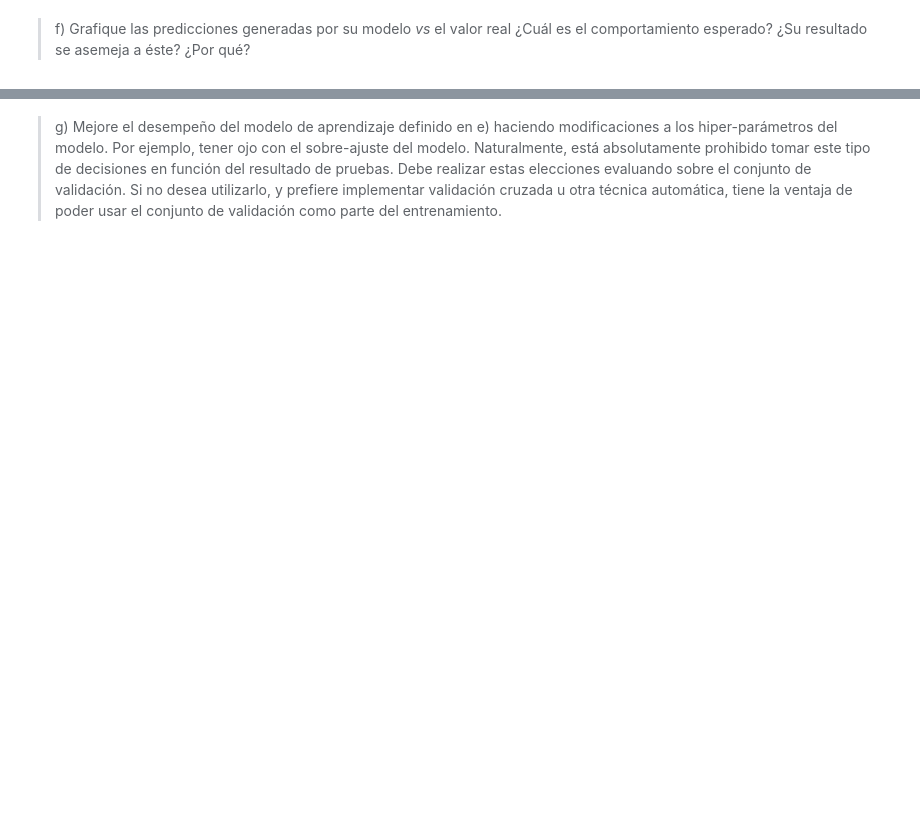
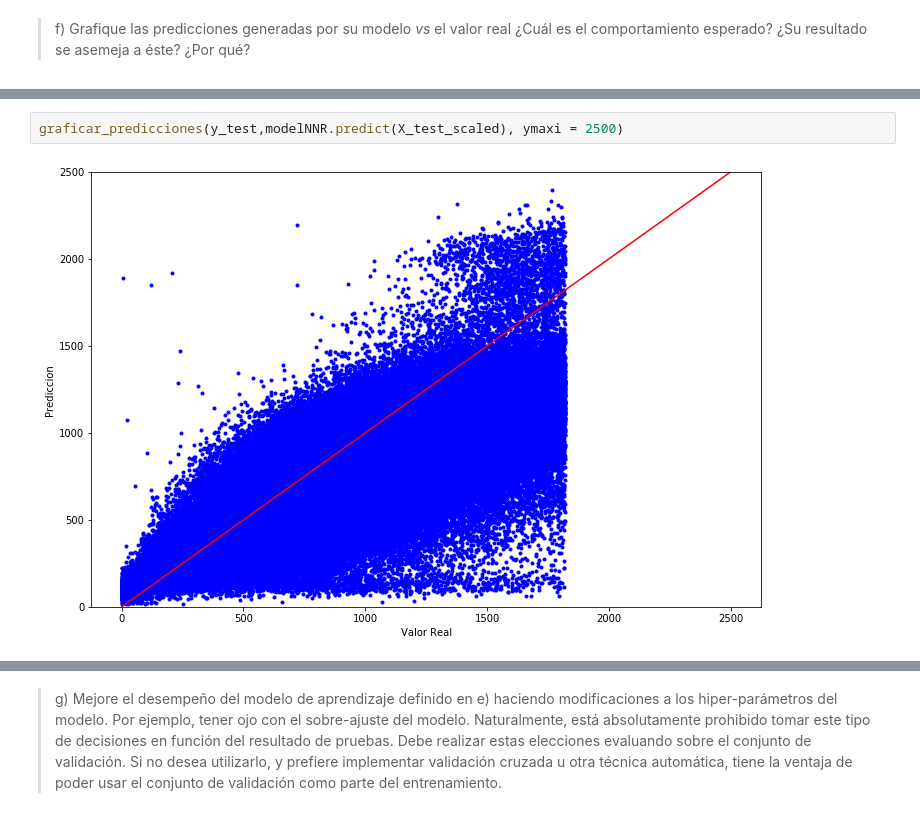
Before and after one commit to JorgeAliste/Tarea0-INF393-II-2018, a Jupyter notebook: Tarea2/Tarea 2 - Pregunta 3 Aguirre Aliste.ipynb, the cells around one changed output, grey strips where cells are left out. Saved outputs shown, nothing was run; the diff lists cells and outputs as text; blank space fills up the shorter version.

```diff
--- a/Tarea2/Tarea 2 - Pregunta 3 Aguirre Aliste.ipynb
+++ b/Tarea2/Tarea 2 - Pregunta 3 Aguirre Aliste.ipynb
@@ -263,0 +327,4 @@ En este caso los puntos azules están ubicados al comienzo de la recta roja, exc
+# %%
+graficar_predicciones(y_test,modelNNR.predict(X_test_scaled), ymaxi = 2500)
+# %% [output]
+[figure, added]
```
Also changed, not shown: parts of 51 cells of this notebook.
